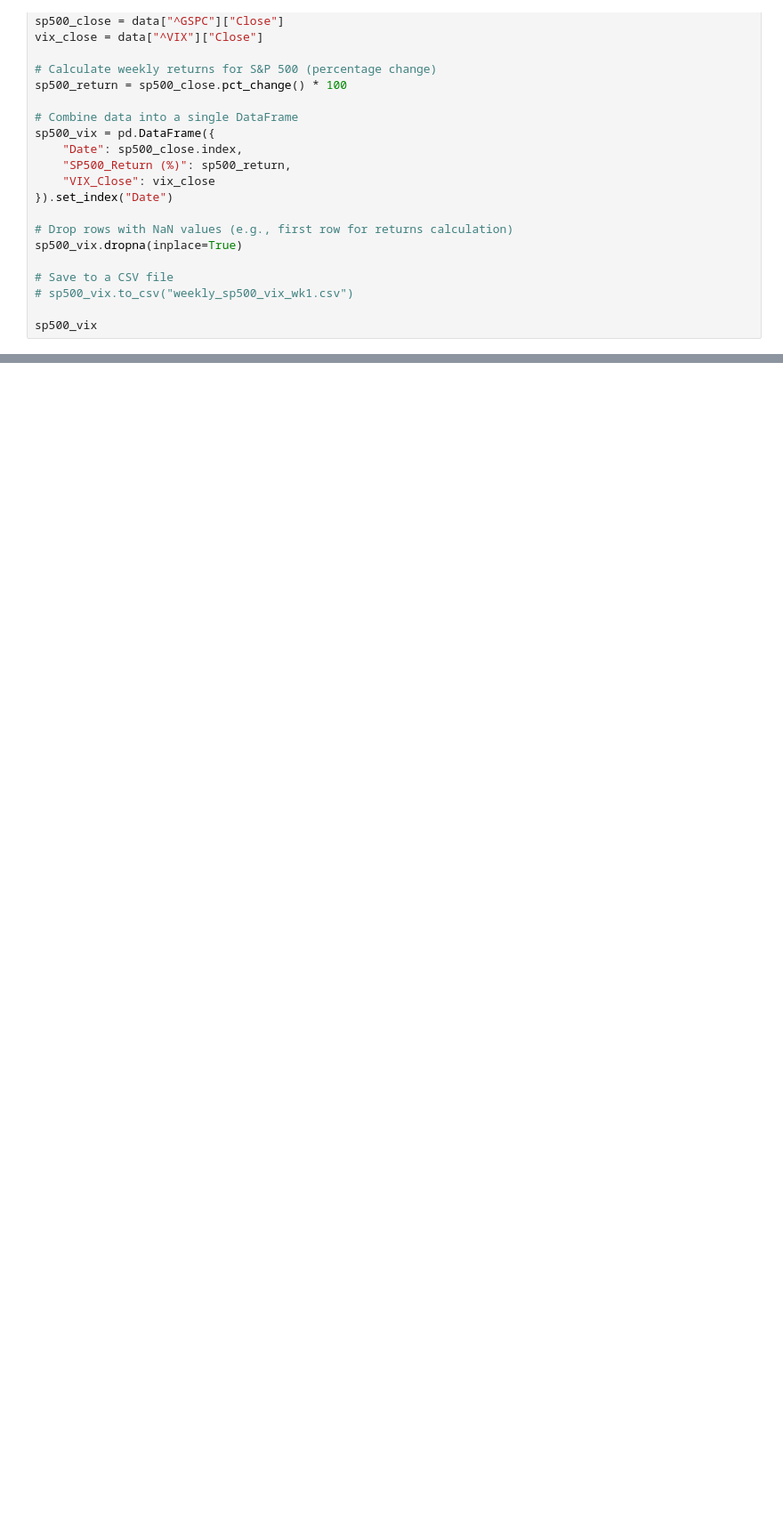
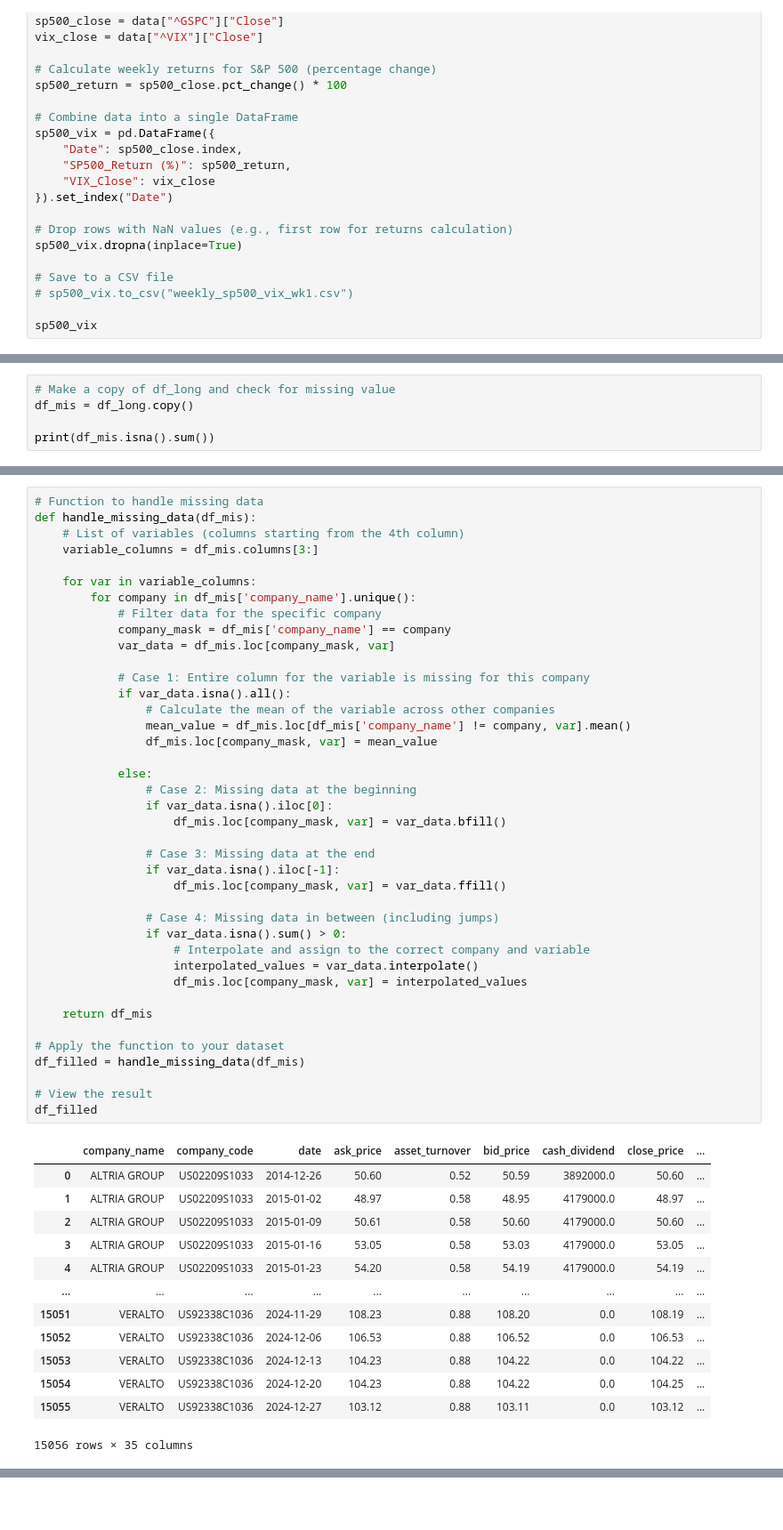
Before and after one commit to kaki1995/Project_Applying-AI-and-Large-Language-Models-in-Stock-Investment, a Jupyter notebook: Code_part 2.ipynb, the cells around one changed output, grey strips where cells are left out. Shown: that part at 89% size. Drawn from its saved outputs; the diff is of its cells as text; blank space fills up the shorter version.

```diff
--- a/Code_part 2.ipynb
+++ b/Code_part 2.ipynb
@@ -49,0 +330,5 @@ sp500_vix
+# %%
+# Make a copy of df_long and check for missing value
+df_mis = df_long.copy()
+
+print(df_mis.isna().sum())
@@ -49,0 +379,54 @@ sp500_vix
+# %%
+# Function to handle missing data
+def handle_missing_data(df_mis):
+    # List of variables (columns starting from the 4th column)
+    variable_columns = df_mis.columns[3:]
+
+    for var in variable_columns:
+        for company in df_mis['company_name'].unique():
+            # Filter data for the specific company
+            company_mask = df_mis['company_name'] == company
+            var_data = df_mis.loc[company_mask, var]
+
+            # Case 1: Entire column for the variable is missing for this company
+            if var_data.isna().all():
+                # Calculate the mean of the variable across other companies
+                mean_value = df_mis.loc[df_mis['company_name'] != company, var].mean()
+                df_mis.loc[company_mask, var] = mean_value
+
+            else:
+                # Case 2: Missing data at the beginning
+                if var_data.isna().iloc[0]:
+                    df_mis.loc[company_mask, var] = var_data.bfill()
+
+                # Case 3: Missing data at the end
+                if var_data.isna().iloc[-1]:
+                    df_mis.loc[company_mask, var] = var_data.ffill()
+
+                # Case 4: Missing data in between (including jumps)
+                if var_data.isna().sum() > 0:
+                    # Interpolate and assign to the correct company and variable
+                    interpolated_values = var_data.interpolate()
+                    df_mis.loc[company_mask, var] = interpolated_values
+
+    return df_mis
+
+# Apply the function to your dataset
+df_filled = handle_missing_data(df_mis)
+
+# View the result
+df_filled
+# %% [output]
+|  | company_name | company_code | date | ask_price | asset_turnover | bid_price | cash_dividend | close_price | ... |
+| 0 | ALTRIA GROUP | US02209S1033 | 2014-12-26 | 50.60 | 0.52 | 50.59 | 3892000.0 | 50.60 | ... |
+| 1 | ALTRIA GROUP | US02209S1033 | 2015-01-02 | 48.97 | 0.58 | 48.95 | 4179000.0 | 48.97 | ... |
+| 2 | ALTRIA GROUP | US02209S1033 | 2015-01-09 | 50.61 | 0.58 | 50.60 | 4179000.0 | 50.60 | ... |
+| 3 | ALTRIA GROUP | US02209S1033 | 2015-01-16 | 53.05 | 0.58 | 53.03 | 4179000.0 | 53.05 | ... |
+| 4 | ALTRIA GROUP | US02209S1033 | 2015-01-23 | 54.20 | 0.58 | 54.19 | 4179000.0 | 54.19 | ... |
+| ... | ... | ... | ... | ... | ... | ... | ... | ... | ... |
+| 15051 | VERALTO | US92338C1036 | 2024-11-29 | 108.23 | 0.88 | 108.20 | 0.0 | 108.19 | ... |
+| 15052 | VERALTO | US92338C1036 | 2024-12-06 | 106.53 | 0.88 | 106.52 | 0.0 | 106.53 | ... |
+| 15053 | VERALTO | US92338C1036 | 2024-12-13 | 104.23 | 0.88 | 104.22 | 0.0 | 104.22 | ... |
+| 15054 | VERALTO | US92338C1036 | 2024-12-20 | 104.23 | 0.88 | 104.22 | 0.0 | 104.25 | ... |
+| 15055 | VERALTO | US92338C1036 | 2024-12-27 | 103.12 | 0.88 | 103.11 | 0.0 | 103.12 | ... |
+15056 rows × 35 columns
```
Also changed, not shown: parts of 30 cells of this notebook, 1 other file.
